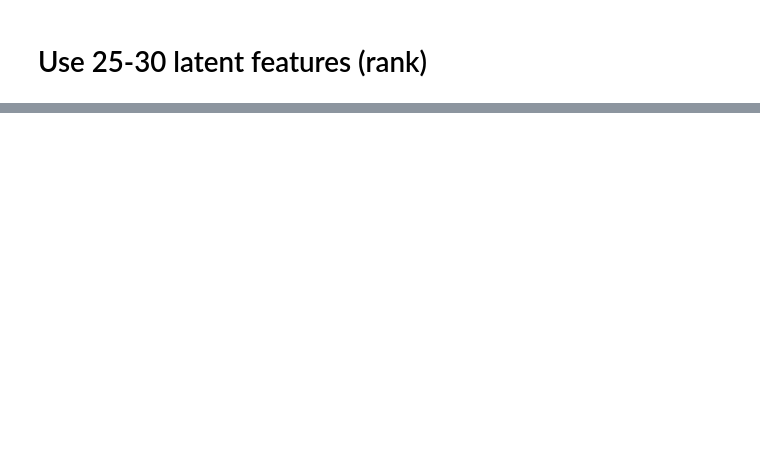
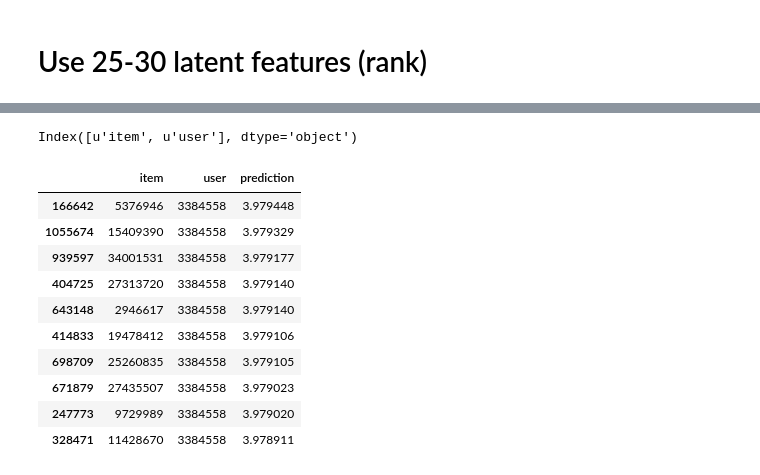
Before and after one commit to caitriggs/github-collaborator, a Jupyter notebook: evaluating_model.ipynb, the cells around one changed output, grey strips where cells are left out. Drawn from its saved outputs; the diff is of its cells as text; code cells hidden in the pictures; blank space fills up the shorter version.

```diff
--- a/evaluating_model.ipynb
+++ b/evaluating_model.ipynb
@@ -212,0 +416,16 @@ ax.set_xlabel("Alpha");
+# %%
+cait_reco_cv = recommend_repos(CVModel, users, repos, 'caitriggs')
+cait_reco_cv
+# %% [output]
+Index([u'item', u'user'], dtype='object')
+|  | item | user | prediction |
+| 166642 | 5376946 | 3384558 | 3.979448 |
+| 1055674 | 15409390 | 3384558 | 3.979329 |
+| 939597 | 34001531 | 3384558 | 3.979177 |
+| 404725 | 27313720 | 3384558 | 3.979140 |
+| 643148 | 2946617 | 3384558 | 3.979140 |
+| 414833 | 19478412 | 3384558 | 3.979106 |
+| 698709 | 25260835 | 3384558 | 3.979105 |
+| 671879 | 27435507 | 3384558 | 3.979023 |
+| 247773 | 9729989 | 3384558 | 3.979020 |
+| 328471 | 11428670 | 3384558 | 3.978911 |
```
Also changed, not shown: parts of 50 cells of this notebook, 2 other files.
